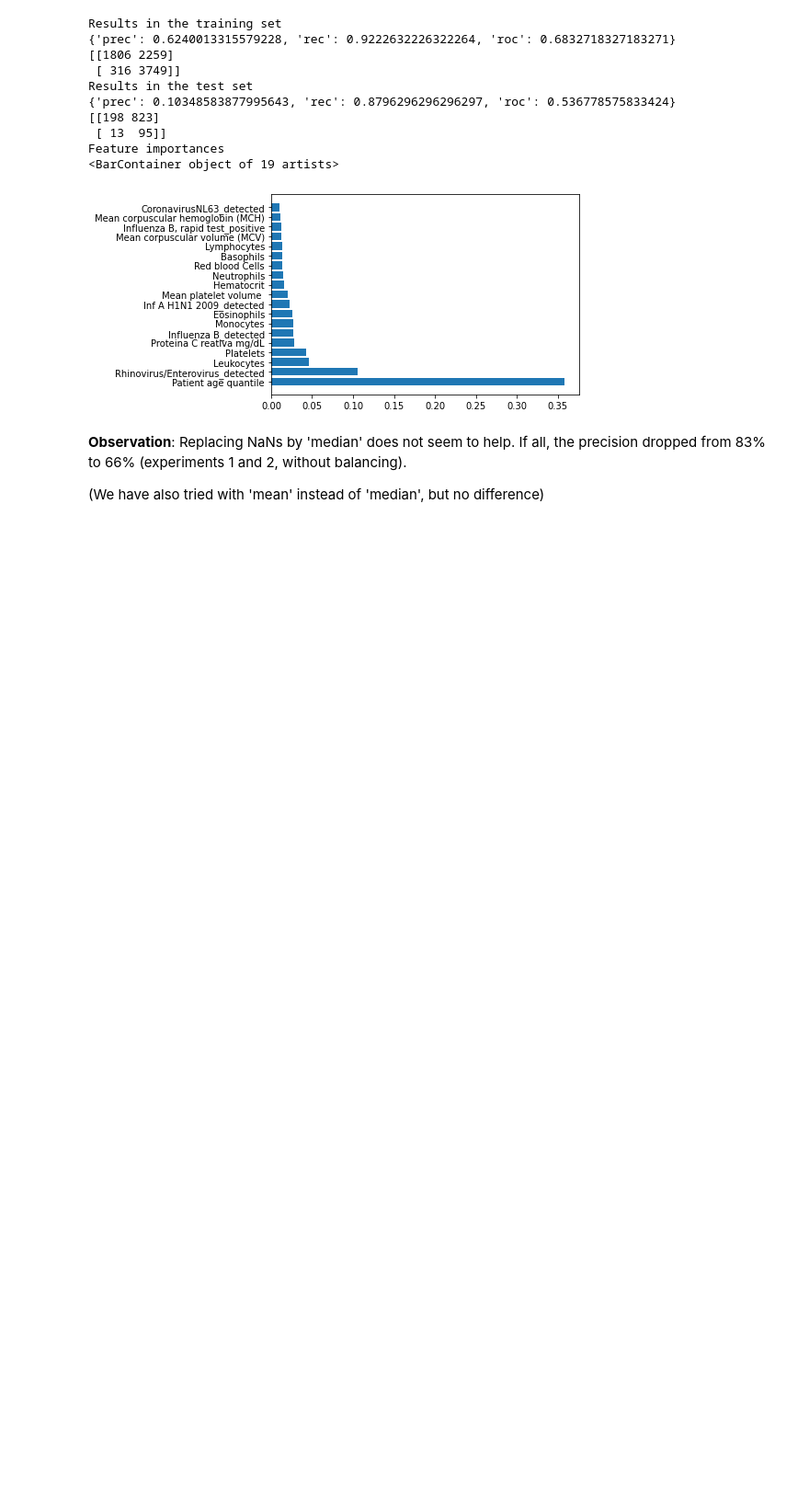
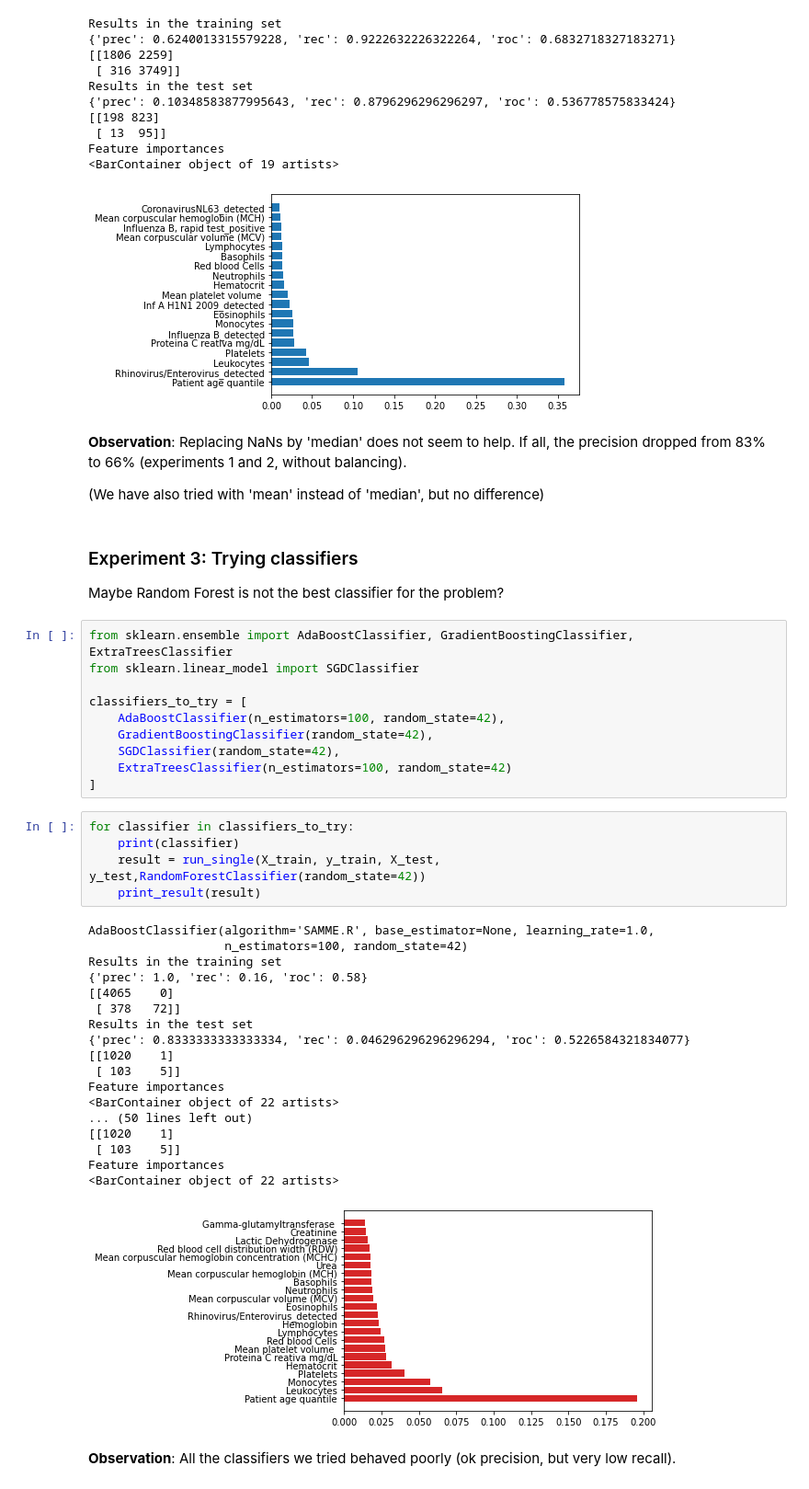
Before and after one commit to Anukool97/covid-19, a Jupyter notebook: COVID 19 - Albert Einstein dataset.ipynb, the cells around one changed output. Shown: that part at 92% size. Saved outputs shown, nothing was run; the diff lists cells and outputs as text; blank space fills up the shorter version.

Commit message:
trying more classifiers

```diff
--- a/COVID 19 - Albert Einstein dataset.ipynb
+++ b/COVID 19 - Albert Einstein dataset.ipynb
@@ -459,3 +459,43 @@ Feature importances
 **Observation**: Replacing NaNs by 'median' does not seem to help. If all, the precision dropped from 83% to 66% (experiments 1 and 2, without balancing).
 
 (We have also tried with 'mean' instead of 'median', but no difference)
+# %% [markdown]
+### Experiment 3: Trying classifiers
+
+Maybe Random Forest is not the best classifier for the problem?
+# %%
+from sklearn.ensemble import AdaBoostClassifier, GradientBoostingClassifier, ExtraTreesClassifier
+from sklearn.linear_model import SGDClassifier
+
+classifiers_to_try = [
+    AdaBoostClassifier(n_estimators=100, random_state=42),
+    GradientBoostingClassifier(random_state=42),
+    SGDClassifier(random_state=42),
+    ExtraTreesClassifier(n_estimators=100, random_state=42)
+]
+# %%
+for classifier in classifiers_to_try:
+    print(classifier)
+    result = run_single(X_train, y_train, X_test, y_test,RandomForestClassifier(random_state=42))
+    print_result(result)
+# %% [output]
+AdaBoostClassifier(algorithm='SAMME.R', base_estimator=None, learning_rate=1.0,
+                   n_estimators=100, random_state=42)
+Results in the training set
+{'prec': 1.0, 'rec': 0.16, 'roc': 0.58}
+[[4065    0]
+ [ 378   72]]
+Results in the test set
+{'prec': 0.8333333333333334, 'rec': 0.046296296296296294, 'roc': 0.5226584321834077}
+[[1020    1]
+ [ 103    5]]
+Feature importances
+<BarContainer object of 22 artists>
+... (50 lines left out)
+[[1020    1]
+ [ 103    5]]
+Feature importances
+<BarContainer object of 22 artists>
+[figure, added]
+# %% [markdown]
+**Observation**: All the classifiers we tried behaved poorly (ok precision, but very low recall).
```
